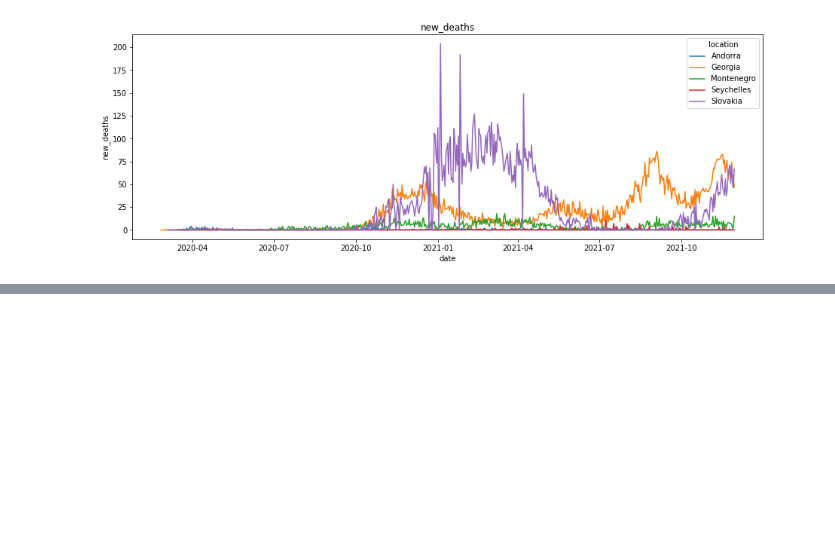
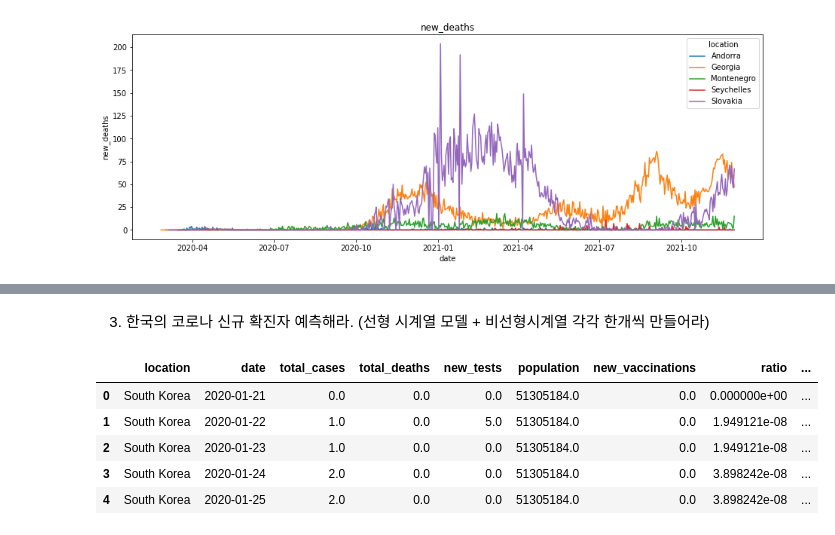
Before and after one commit to suhyehye/ADP-study, a Jupyter notebook: Kaggle1/캐글모의고사/17회/2.ipynb, the cells around one changed output, grey strips where cells are left out. Drawn from its saved outputs; the diff is of its cells as text; code cells hidden in the pictures; blank space fills up the shorter version.

```diff
--- a/Kaggle1/캐글모의고사/17회/2.ipynb
+++ b/Kaggle1/캐글모의고사/17회/2.ipynb
@@ -81,0 +109,13 @@ for v in ['total_cases','new_cases','total_deaths','new_deaths']:
+# %% [markdown]
+3. 한국의 코로나 신규 확진자 예측해라.
+(선형 시계열 모델 + 비선형시계열 각각 한개씩 만들어라)
+# %%
+ko = df[df.location == 'South Korea'].reset_index(drop=True)
+ko.head()
+# %% [output]
+|  | location | date | total_cases | total_deaths | new_tests | population | new_vaccinations | ratio | ... |
+| 0 | South Korea | 2020-01-21 | 0.0 | 0.0 | 0.0 | 51305184.0 | 0.0 | 0.000000e+00 | ... |
+| 1 | South Korea | 2020-01-22 | 1.0 | 0.0 | 5.0 | 51305184.0 | 0.0 | 1.949121e-08 | ... |
+| 2 | South Korea | 2020-01-23 | 1.0 | 0.0 | 0.0 | 51305184.0 | 0.0 | 1.949121e-08 | ... |
+| 3 | South Korea | 2020-01-24 | 2.0 | 0.0 | 0.0 | 51305184.0 | 0.0 | 3.898242e-08 | ... |
+| 4 | South Korea | 2020-01-25 | 2.0 | 0.0 | 0.0 | 51305184.0 | 0.0 | 3.898242e-08 | ... |
```
Also changed, not shown: parts of 7 cells of this notebook.
